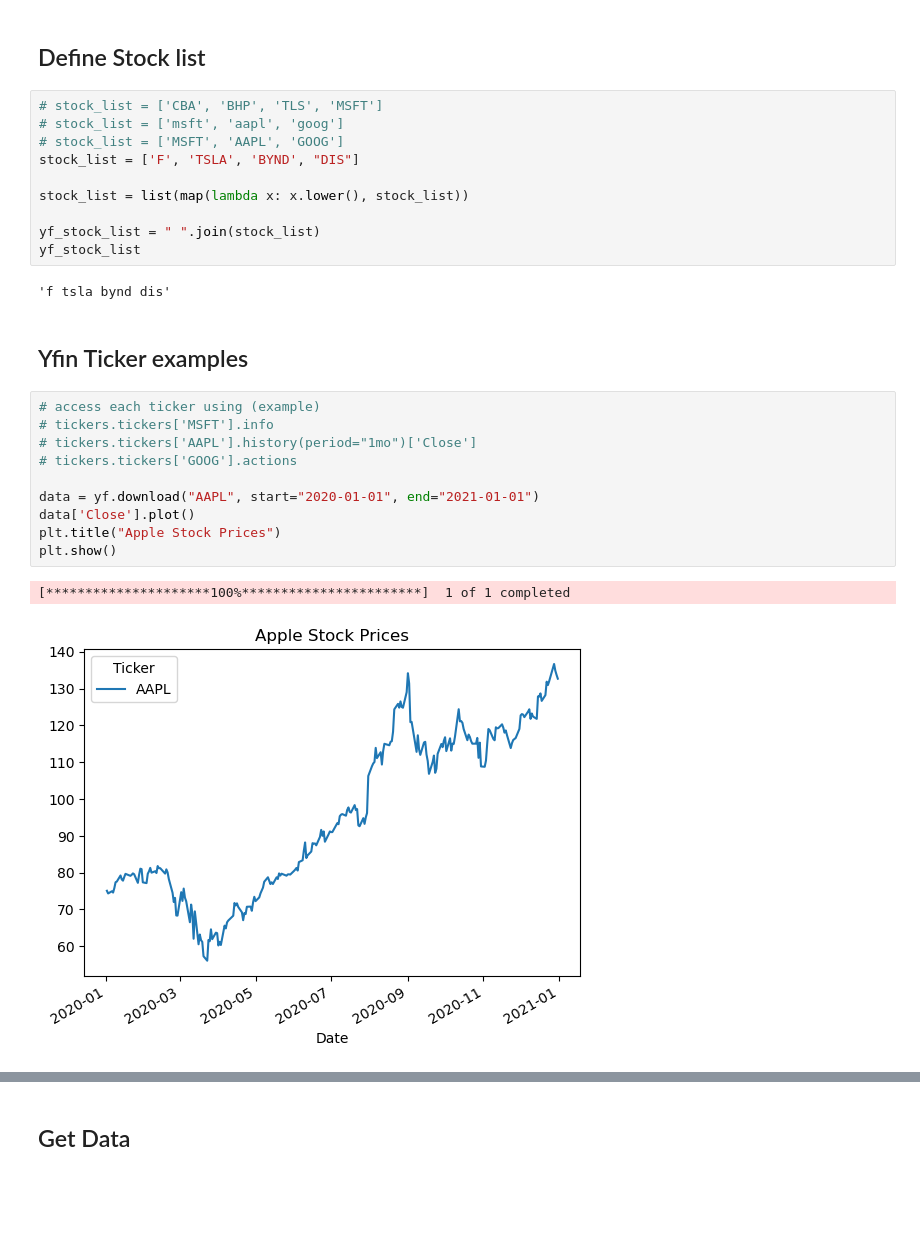
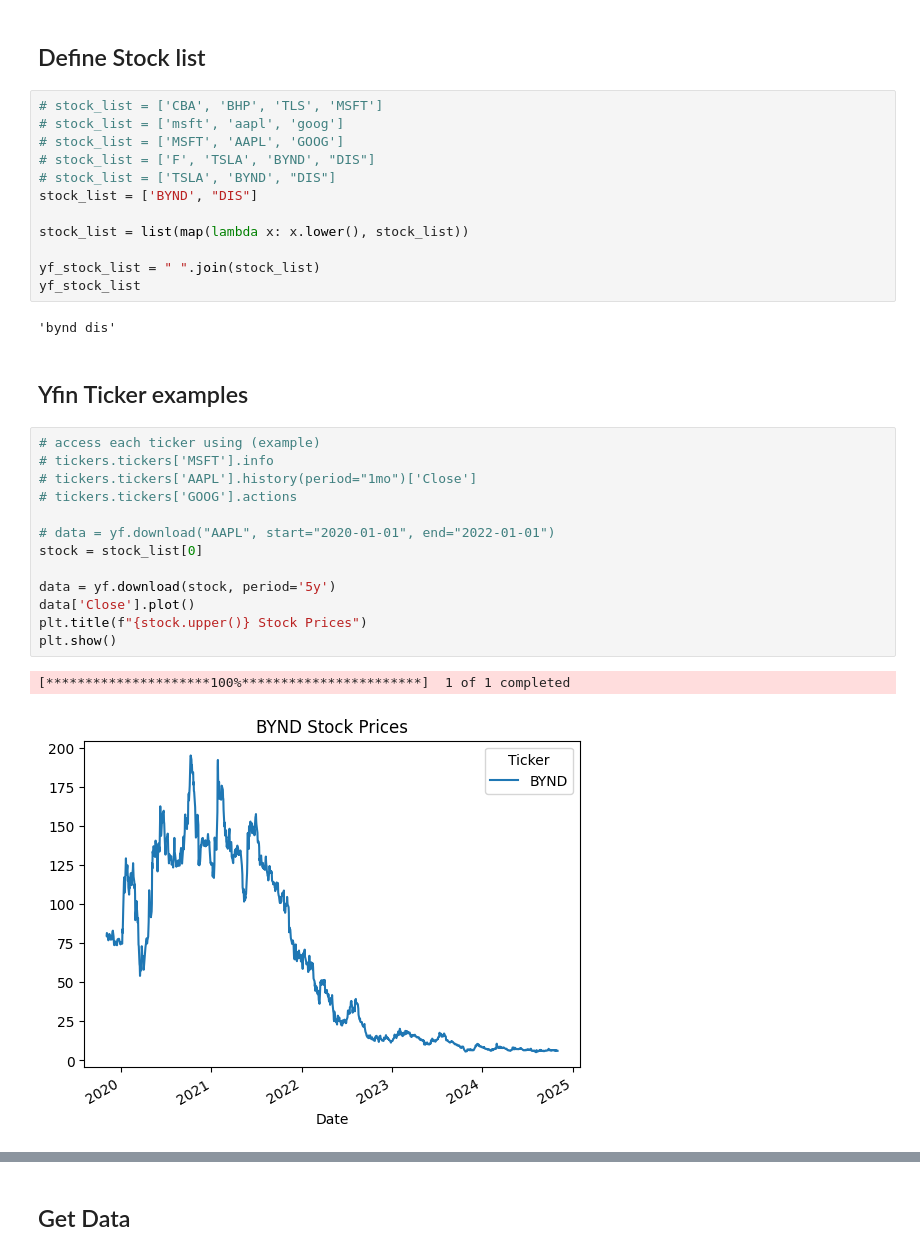
Before and after one commit to Zane564/Quant-Stuff, a Jupyter notebook: MCMC.ipynb, the cells around one changed output, grey strips where cells are left out. Cells and saved outputs as stored; diff of their text form; blank space fills up the shorter version.

```diff
--- a/MCMC.ipynb
+++ b/MCMC.ipynb
@@ -14,26 +17,31 @@ import yfinance as yf
 # stock_list = ['CBA', 'BHP', 'TLS', 'MSFT']
 # stock_list = ['msft', 'aapl', 'goog']
 # stock_list = ['MSFT', 'AAPL', 'GOOG']
-stock_list = ['F', 'TSLA', 'BYND', "DIS"]
+# stock_list = ['F', 'TSLA', 'BYND', "DIS"]
+# stock_list = ['TSLA', 'BYND', "DIS"]
+stock_list = ['BYND', "DIS"]
 
 stock_list = list(map(lambda x: x.lower(), stock_list))
 
 yf_stock_list = " ".join(stock_list)
 yf_stock_list
 # %% [output]
-'f tsla bynd dis'
+'bynd dis'
 # %% [markdown]
 ## Yfin Ticker examples
 # %%
 # access each ticker using (example)
 # tickers.tickers['MSFT'].info
 # tickers.tickers['AAPL'].history(period="1mo")['Close']
 # tickers.tickers['GOOG'].actions
 
-data = yf.download("AAPL", start="2020-01-01", end="2021-01-01")
+# data = yf.download("AAPL", start="2020-01-01", end="2022-01-01")
+stock = stock_list[0]
+
+data = yf.download(stock, period='5y')
 data['Close'].plot()
-plt.title("Apple Stock Prices")
+plt.title(f"{stock.upper()} Stock Prices")
 plt.show()
 # %% [output]
 [*********************100%***********************]  1 of 1 completed
-[figure, old version]
+[figure, new version]
```
Also changed, not shown: parts of 22 cells of this notebook, 3 other files.
